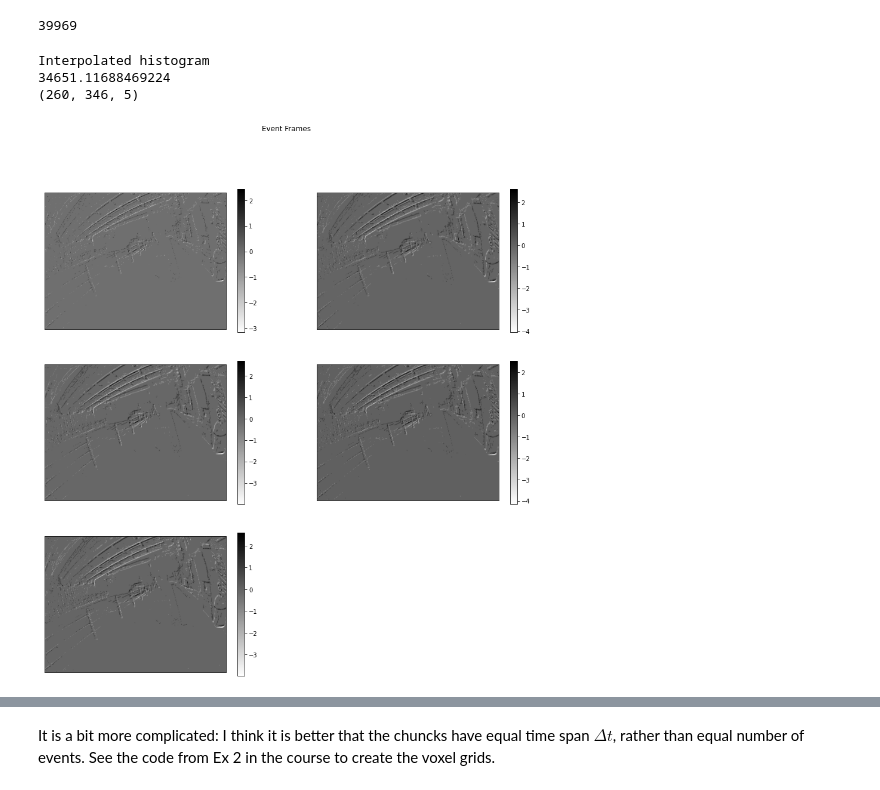
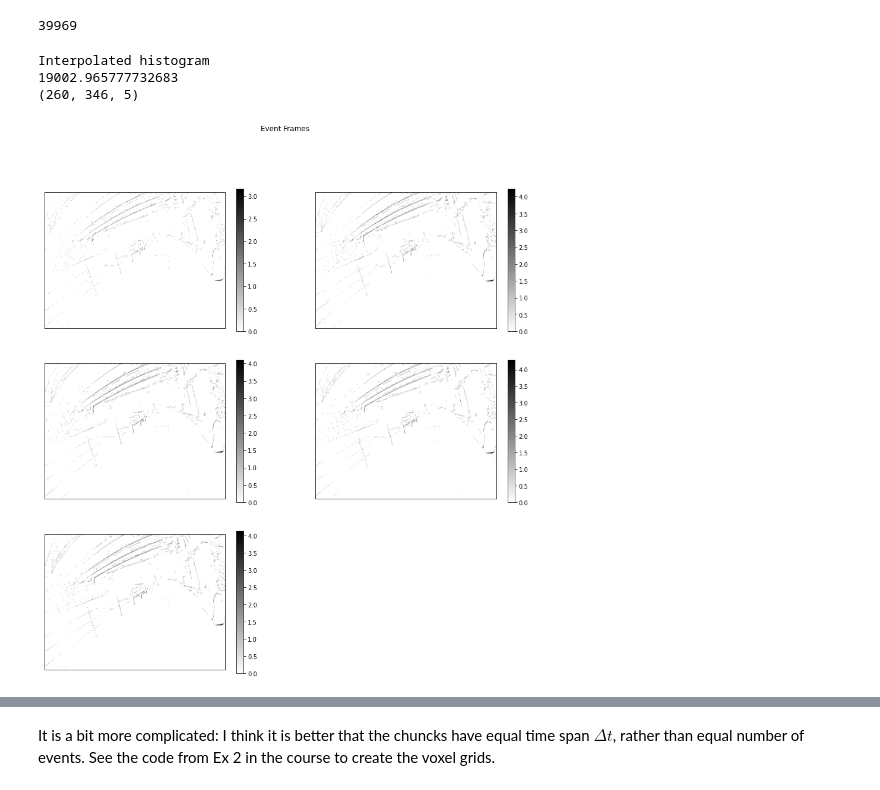
Before and after one commit to SudeshnaBora/Computer_Vision, a Jupyter notebook: code/Learning Phase.ipynb, the cells around one changed output, grey strips where cells are left out. Cells and saved outputs as stored; diff of their text form; code cells hidden in the pictures.

```diff
--- a/code/Learning Phase.ipynb
+++ b/code/Learning Phase.ipynb
@@ -42,7 +43,7 @@ def events2voxelgrid_linear(x,y,timestamp,pol, img_size, num_bins_t, t_min, dt_c
 ### Parameters of the method
 # %%
 patch_size = (5, 5)
-max_patches = 80000  # Due to memory issues
+max_patches = 80004  # Due to memory issues
 
 # Event parameters: the number of events to be taken into consideration
 num_time_slices = 5
@@ -51,7 +52,12 @@ num_time_slices = 5
 method_voting = 'Linear'
 
 # Split by polarity (double grid size) or not?
-split_by_polarity = False
+split_by_polarity = True
+
+# number of gradient components
+num_gradient_component = 2
+
+num_patches_per_component = max_patches/(2*num_time_slices + num_gradient_component)
 
 # Dictionary
 n_components = 1000
@@ -158,49 +164,49 @@ if not split_by_polarity:
                                             image.shape,num_time_slices,t_min,dt_cell,use_polarity=True)
     print(voxelgrid.shape)
 
-fig, axs = plt.subplots(3, 2, figsize=(15, 15))
-for i in range(voxelgrid.shape[2]):
-    plt.sca(axs[int(i/2),i%2])
-    plt.imshow(voxelgrid[:,:,i], cmap='gray_r')
-    plt.xticks([])
-    plt.yticks([])
-    plt.colorbar()
+    fig, axs = plt.subplots(3, 2, figsize=(15, 15))
+    for i in range(voxelgrid.shape[2]):
+        plt.sca(axs[int(i/2),i%2])
+        plt.imshow(voxelgrid[:,:,i], cmap='gray_r')
+        plt.xticks([])
+        plt.yticks([])
+        plt.colorbar()
 
-axs.flat[-1].set_visible(False)
-plt.suptitle("Event Frames")
-plt.show()
+    axs.flat[-1].set_visible(False)
+    plt.suptitle("Event Frames")
+    plt.show()
-# %% [output]
-Interpolated histogram
-34651.11688469224
-(260, 346, 5)
-[figure, removed]
 # %%
 if split_by_polarity:
     # Positive events only
     idx_pos = pol==0
 
     if (method_voting == 'nearest'):
         print('Regular histogram')
         yxt_pos = np.transpose(np.array([y[idx_pos], x[idx_pos], timestamp[idx_pos]]))
         voxelgrid_pos, _ = np.histogramdd(yxt_pos, bins=bin_edges).astype('float32')
         del yxt_pos
     else:
         print('Interpolated histogram')
         voxelgrid_pos = events2voxelgrid_linear(x[idx_pos],y[idx_pos],timestamp[idx_pos],pol[idx_pos],
                                                 image.shape,num_time_slices,t_min,dt_cell,use_polarity=False)
     print(voxelgrid_pos.shape)
 
     fig, axs = plt.subplots(3, 2, figsize=(15, 15))
-    for i in range(voxelgrid.shape[2]):
+    for i in range(voxelgrid_pos.shape[2]):
         plt.sca(axs[int(i/2),i%2])
         plt.imshow(voxelgrid_pos[:,:,i], cmap='gray_r')
         plt.xticks([])
         plt.yticks([])
         plt.colorbar()
 
     axs.flat[-1].set_visible(False)
     plt.suptitle("Event Frames")
     plt.show()
+# %% [output]
+Interpolated histogram
+19002.965777732683
+(260, 346, 5)
+[figure, added]
 # %%
 if split_by_polarity:
     # Negative events only
```
Also changed, not shown: parts of 42 cells of this notebook, 1 other file.
